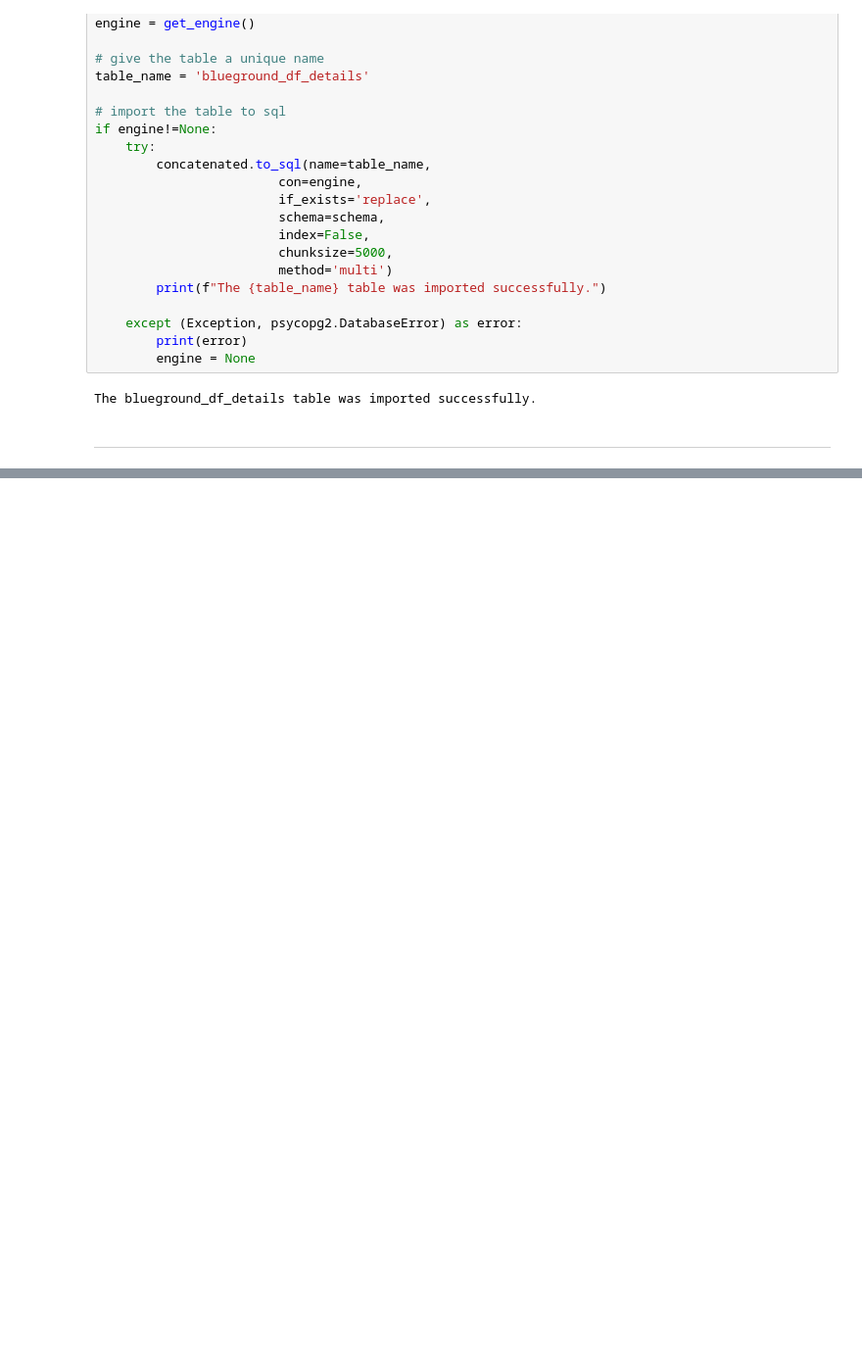
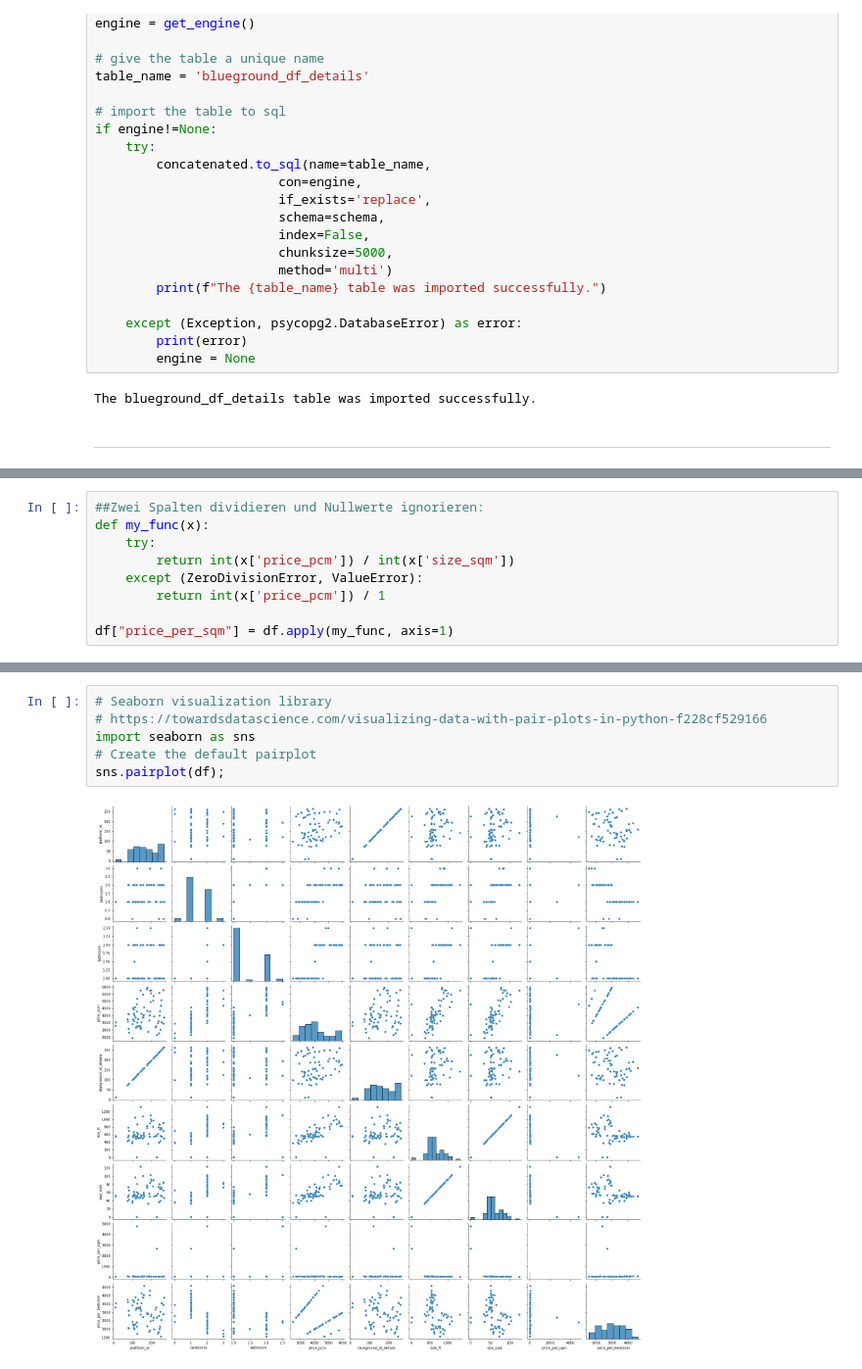
Before and after one commit to capstone-jmrs/capstone-proptech-repo, a Jupyter notebook: blueground_clean_markus.ipynb, the cells around one changed output, grey strips where cells are left out. Shown at 98% size. Drawn from its saved outputs; the diff is of its cells as text; blank space fills up the shorter version.

```diff
--- a/blueground_clean_markus.ipynb
+++ b/blueground_clean_markus.ipynb
@@ -608,0 +1102,9 @@ The blueground_df_details table was imported successfully.
+# %%
+##Zwei Spalten dividieren und Nullwerte ignorieren:
+def my_func(x):
+    try:
+        return int(x['price_pcm']) / int(x['size_sqm'])
+    except (ZeroDivisionError, ValueError):
+        return int(x['price_pcm']) / 1
+
+df["price_per_sqm"] = df.apply(my_func, axis=1)
@@ -608,0 +1245,8 @@ The blueground_df_details table was imported successfully.
+# %%
+# Seaborn visualization library
+# https://towardsdatascience.com/visualizing-data-with-pair-plots-in-python-f228cf529166
+import seaborn as sns
+# Create the default pairplot
+sns.pairplot(df);
+# %% [output]
+[figure, added]
```
Also changed, not shown: parts of 102 cells of this notebook.
